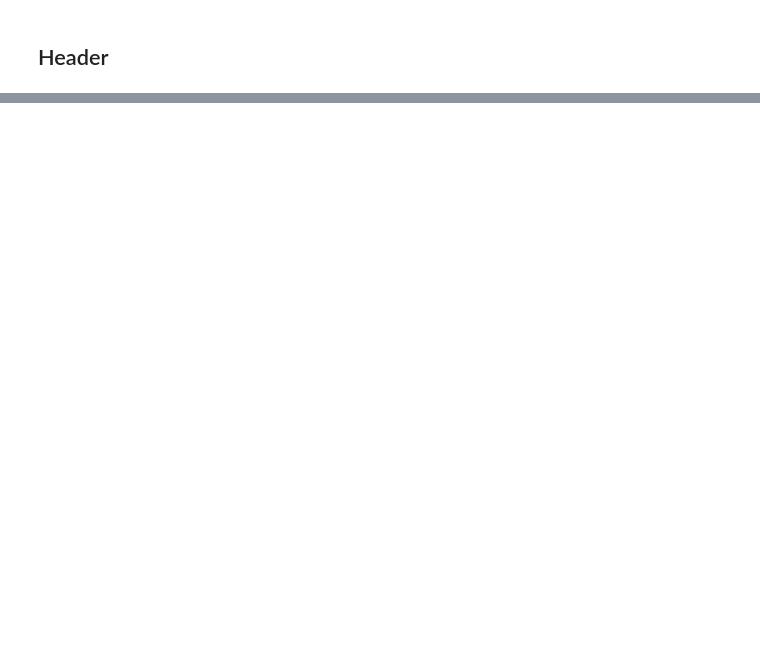
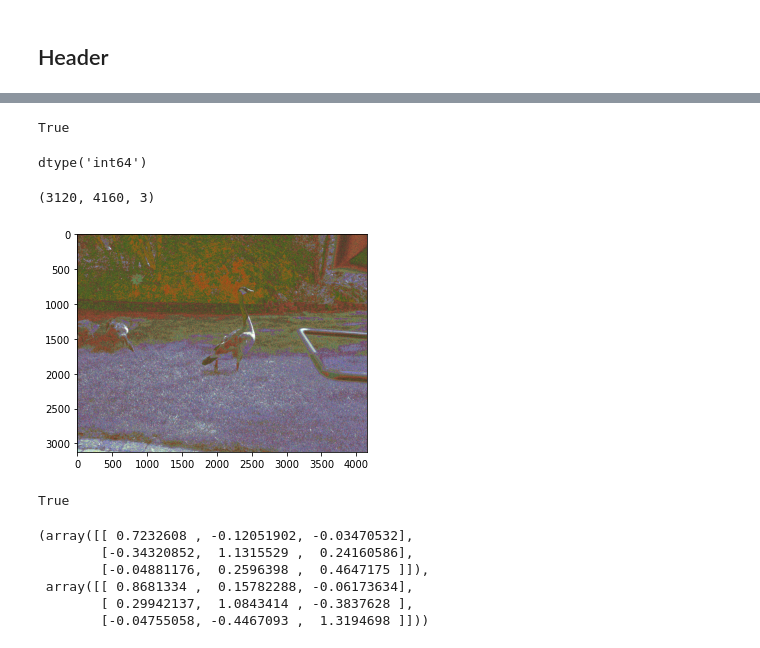
Before and after one commit to saisurbehera/bruh, a Jupyter notebook: Untitled.ipynb, the cells around one changed output, grey strips where cells are left out. Drawn from its saved outputs; the diff is of its cells as text; code cells hidden in the pictures; blank space fills up the shorter version.

```diff
--- a/Untitled.ipynb
+++ b/Untitled.ipynb
@@ -462,0 +649,36 @@ while len(binary_content_temp)>0:
+# %%
+import cv2
+cv2.imwrite("raw.jpeg",image_array)
+# %% [output]
+True
+# %%
+image_array.dtype
+# %% [output]
+dtype('int64')
+# %%
+image1copy = np.uint8(image_array)
+# %%
+demosaicked_image = cv2.cvtColor(image1copy, cv2.COLOR_BayerRGGB2BGR)
+# %%
+demosaicked_image.shape
+# %% [output]
+(3120, 4160, 3)
+# %%
+import matplotlib.pyplot as plt
+plt.imshow(demosaicked_image)  # Use 'gray' for grayscale images
+plt.show()
+# %% [output]
+[figure, added]
+# %%
+cv2.imwrite("demosaicked_image_bgg3rgb.jpeg",demosaicked_image)
+# %% [output]
+True
+# %%
+color_matrix,forward_matrix
+# %% [output]
+(array([[ 0.7232608 , -0.12051902, -0.03470532],
+        [-0.34320852,  1.1315529 ,  0.24160586],
+        [-0.04881176,  0.2596398 ,  0.4647175 ]]),
+ array([[ 0.8681334 ,  0.15782288, -0.06173634],
+        [ 0.29942137,  1.0843414 , -0.3837628 ],
+        [-0.04755058, -0.4467093 ,  1.3194698 ]]))
```
Also changed, not shown: parts of 225 cells of this notebook, 21 other files.
